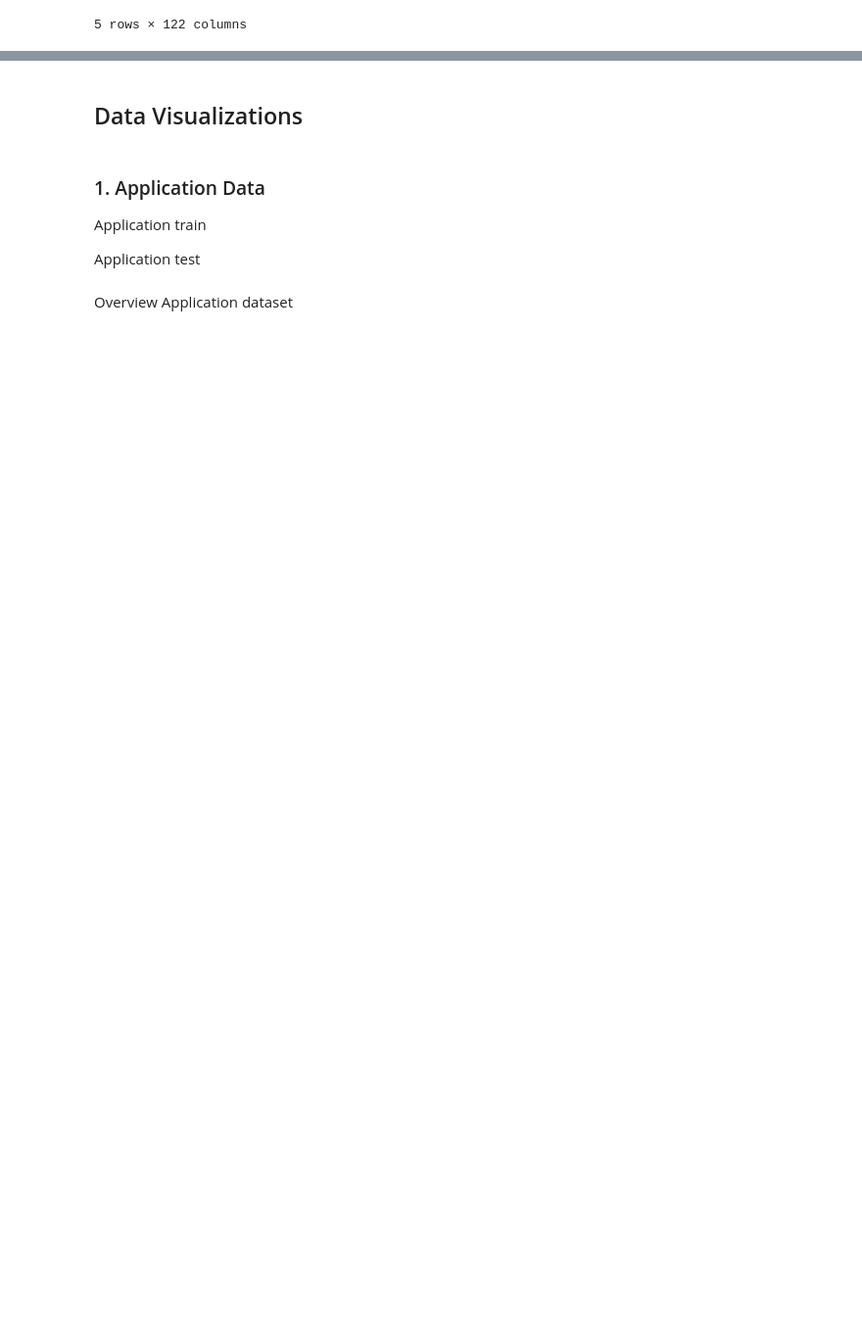
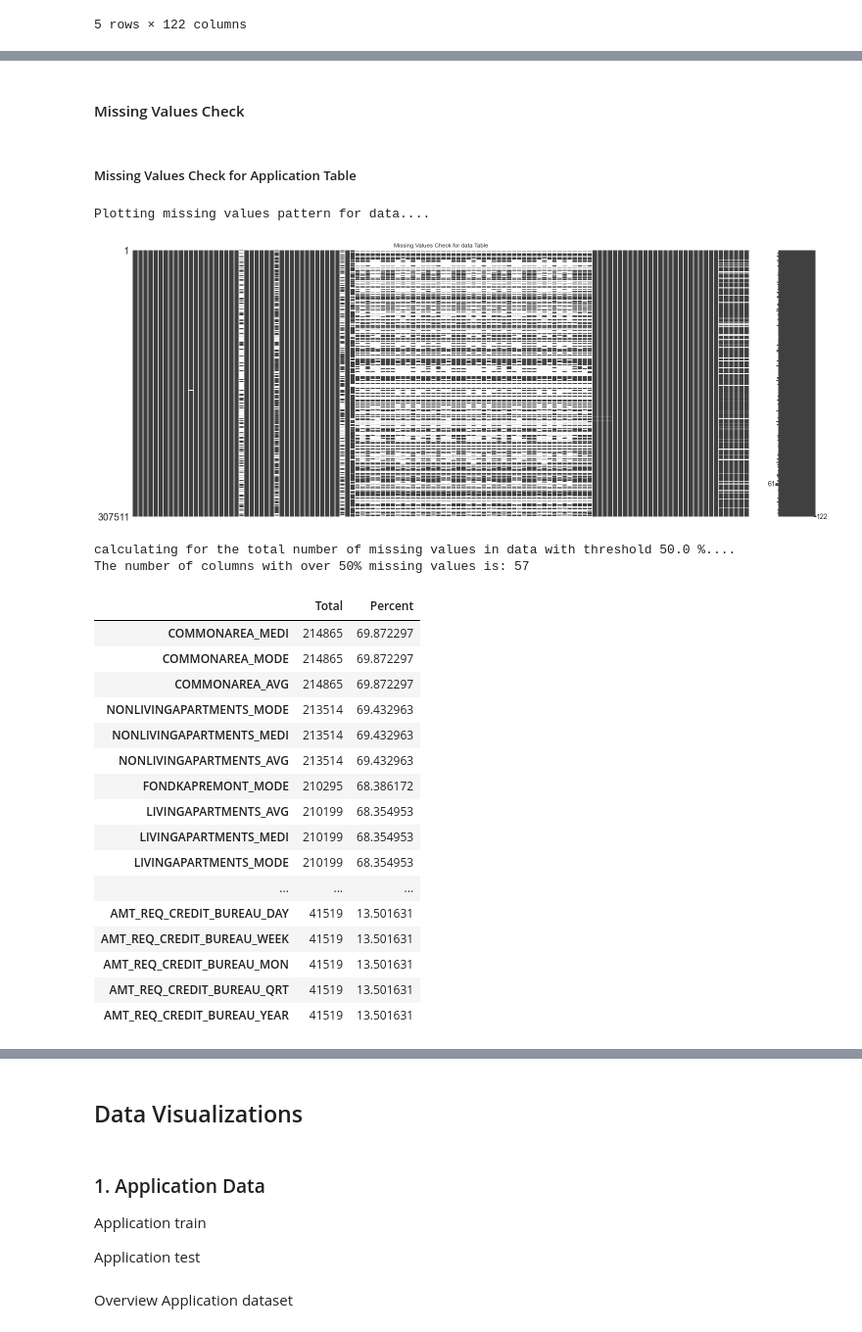
Before and after one commit to yybrother989/HomeCreditDefaultRisk, a Jupyter notebook: Capstone_Project-Home-Credit-Default-Risk_V0.1.ipynb, the cells around one changed output, grey strips where cells are left out. Shown at 98% size. Cells and saved outputs as stored; diff of their text form; code cells hidden in the pictures; blank space fills up the shorter version.

```diff
--- a/Capstone_Project-Home-Credit-Default-Risk_V0.1.ipynb
+++ b/Capstone_Project-Home-Credit-Default-Risk_V0.1.ipynb
@@ -171,0 +176,46 @@ application_train.head()
+# %%
+def missing_val_stat(data):
+    total = data.isnull().sum().sort_values(ascending = False)
+    percent = (data.isnull().sum()/data.isnull().count()*100).sort_values(ascending = False)
+    return pd.concat([total, percent], axis=1, keys=['Total', 'Percent'])
+# %%
+def missing_value_check(data,threshold=0.5):
+
+    print('Plotting missing values pattern for {}....'.format('data'))
+    mn.matrix(data)
+    plt.title('Missing Values Check for {} Table'.format('data'))
+    plt.show()
+    print('calculating for the total number of missing values in {} with threshold {} %....'.format('data',threshold*100))
+    missing_value_check = missing_val_stat(data)
+    missing_value_check.sort_values(by='Total', ascending=False, inplace=True)
+    missing_value_check = missing_value_check[missing_value_check['Percent'] > threshold]
+    print('The number of columns with over 50% missing values is: {}'.format(len(missing_value_check))) # print the number of columns with more than 50% missing values
+    return missing_value_check
+# %% [markdown]
+#### Missing Values Check
+# %% [markdown]
+##### Missing Values Check for Application Table
+# %%
+missing_value_check( application_train)
+# %% [output]
+Plotting missing values pattern for data....
+[figure, added]
+calculating for the total number of missing values in data with threshold 50.0 %....
+The number of columns with over 50% missing values is: 57
+|  | Total | Percent |
+| COMMONAREA_MEDI | 214865 | 69.872297 |
+| COMMONAREA_MODE | 214865 | 69.872297 |
+| COMMONAREA_AVG | 214865 | 69.872297 |
+| NONLIVINGAPARTMENTS_MODE | 213514 | 69.432963 |
+| NONLIVINGAPARTMENTS_MEDI | 213514 | 69.432963 |
+| NONLIVINGAPARTMENTS_AVG | 213514 | 69.432963 |
+| FONDKAPREMONT_MODE | 210295 | 68.386172 |
+| LIVINGAPARTMENTS_AVG | 210199 | 68.354953 |
+| LIVINGAPARTMENTS_MEDI | 210199 | 68.354953 |
+| LIVINGAPARTMENTS_MODE | 210199 | 68.354953 |
+| ... | ... | ... |
+| AMT_REQ_CREDIT_BUREAU_DAY | 41519 | 13.501631 |
+| AMT_REQ_CREDIT_BUREAU_WEEK | 41519 | 13.501631 |
+| AMT_REQ_CREDIT_BUREAU_MON | 41519 | 13.501631 |
+| AMT_REQ_CREDIT_BUREAU_QRT | 41519 | 13.501631 |
+| AMT_REQ_CREDIT_BUREAU_YEAR | 41519 | 13.501631 |
```
Also changed, not shown: parts of 223 cells of this notebook.
